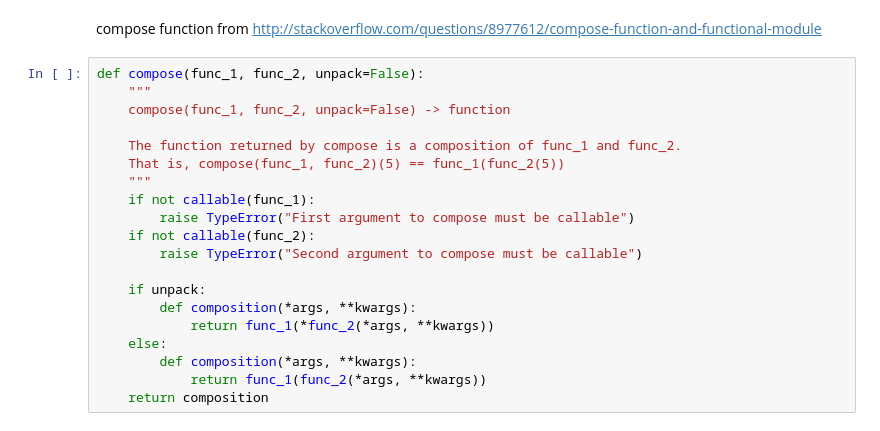
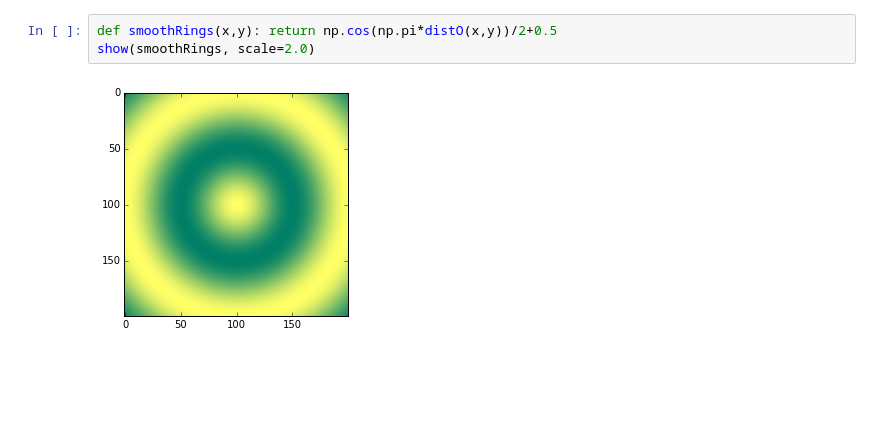
Before and after one commit to terryspitz/ipython_notebooks, a Jupyter notebook: Pan - Functional Images.ipynb, the cells around one changed output. Saved outputs shown, nothing was run; the diff lists cells and outputs as text; blank space fills up the shorter version.

```diff
--- a/Pan - Functional Images.ipynb
+++ b/Pan - Functional Images.ipynb
@@ -82,22 +105,5 @@ show(altRings, scale=5)
-# %% [markdown]
-compose function from http://stackoverflow.com/questions/8977612/compose-function-and-functional-module
-# %%
-def compose(func_1, func_2, unpack=False):
-    """
-    compose(func_1, func_2, unpack=False) -> function
-
-    The function returned by compose is a composition of func_1 and func_2.
-    That is, compose(func_1, func_2)(5) == func_1(func_2(5))
-    """
-    if not callable(func_1):
-        raise TypeError("First argument to compose must be callable")
-    if not callable(func_2):
-        raise TypeError("Second argument to compose must be callable")
-
-    if unpack:
-        def composition(*args, **kwargs):
-            return func_1(*func_2(*args, **kwargs))
-    else:
-        def composition(*args, **kwargs):
-            return func_1(func_2(*args, **kwargs))
-    return composition
+# %%
+def smoothRings(x,y): return np.cos(np.pi*distO(x,y))/2+0.5
+show(smoothRings, scale=2.0)
+# %% [output]
+[figure, added]
```
Also changed, not shown: parts of 16 cells of this notebook, 1 other file.
